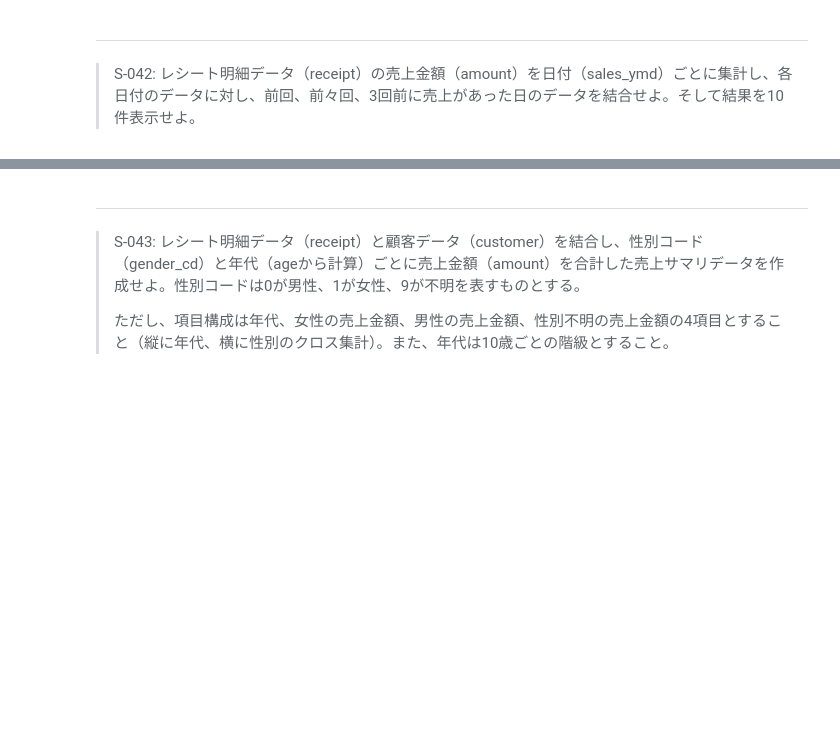
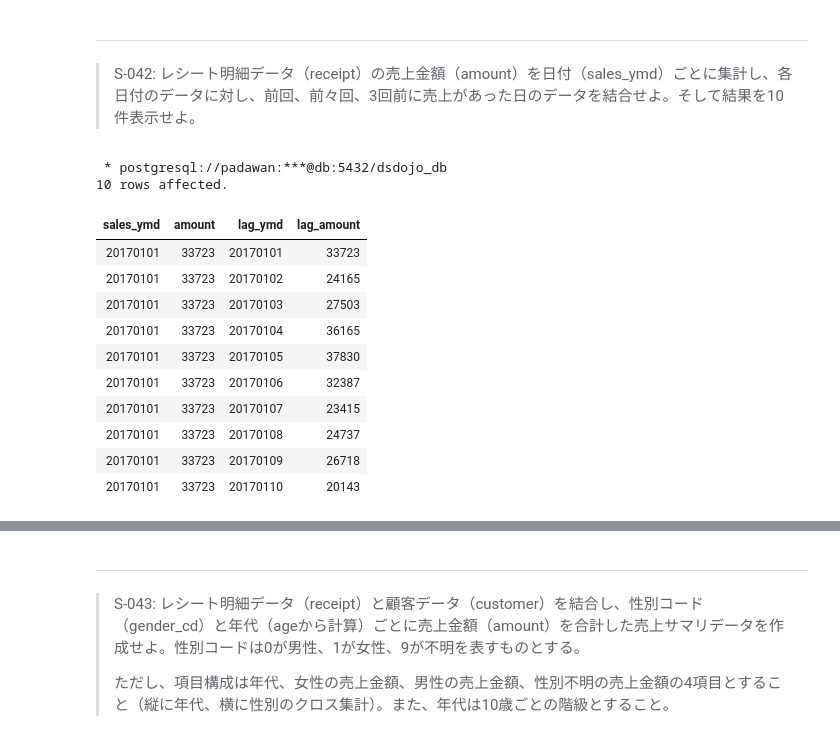
Before and after one commit to KJR020/100knocks-preprocess, a Jupyter notebook: docker/work/preprocess_knock_SQL.ipynb, the cells around one changed output, grey strips where cells are left out. Drawn from its saved outputs; the diff is of its cells as text; code cells hidden in the pictures; blank space fills up the shorter version.

```diff
--- a/docker/work/preprocess_knock_SQL.ipynb
+++ b/docker/work/preprocess_knock_SQL.ipynb
@@ -1147,0 +1185,49 @@ LIMIT 10
+# %%
+%%sql
+
+-- コード例1:縦持ちケース
+WITH sales_amount_by_date AS (
+    SELECT
+        sales_ymd,
+        SUM(amount) AS amount
+    FROM receipt
+    GROUP BY sales_ymd
+),
+sales_amount_lag_date AS (
+    SELECT
+        sales_ymd,
+        LAG(sales_ymd, 3) OVER (ORDER BY sales_ymd) AS lag_date_3,
+        amount
+    FROM sales_amount_by_date
+)
+SELECT
+    a.sales_ymd,
+    a.amount,
+    b.sales_ymd AS lag_ymd,
+    b.amount AS lag_amount
+FROM sales_amount_lag_date a
+JOIN sales_amount_lag_date b
+ON
+    (
+        a.lag_date_3 IS NULL
+        OR a.lag_date_3 <= b.sales_ymd
+    )
+ORDER BY
+    sales_ymd,
+    lag_ymd
+LIMIT 10
+;
+# %% [output]
+ * postgresql://padawan:***@db:5432/dsdojo_db
+10 rows affected.
+| sales_ymd | amount | lag_ymd | lag_amount |
+| 20170101 | 33723 | 20170101 | 33723 |
+| 20170101 | 33723 | 20170102 | 24165 |
+| 20170101 | 33723 | 20170103 | 27503 |
+| 20170101 | 33723 | 20170104 | 36165 |
+| 20170101 | 33723 | 20170105 | 37830 |
+| 20170101 | 33723 | 20170106 | 32387 |
+| 20170101 | 33723 | 20170107 | 23415 |
+| 20170101 | 33723 | 20170108 | 24737 |
+| 20170101 | 33723 | 20170109 | 26718 |
+| 20170101 | 33723 | 20170110 | 20143 |
```
Also changed, not shown: parts of 4 cells of this notebook.
